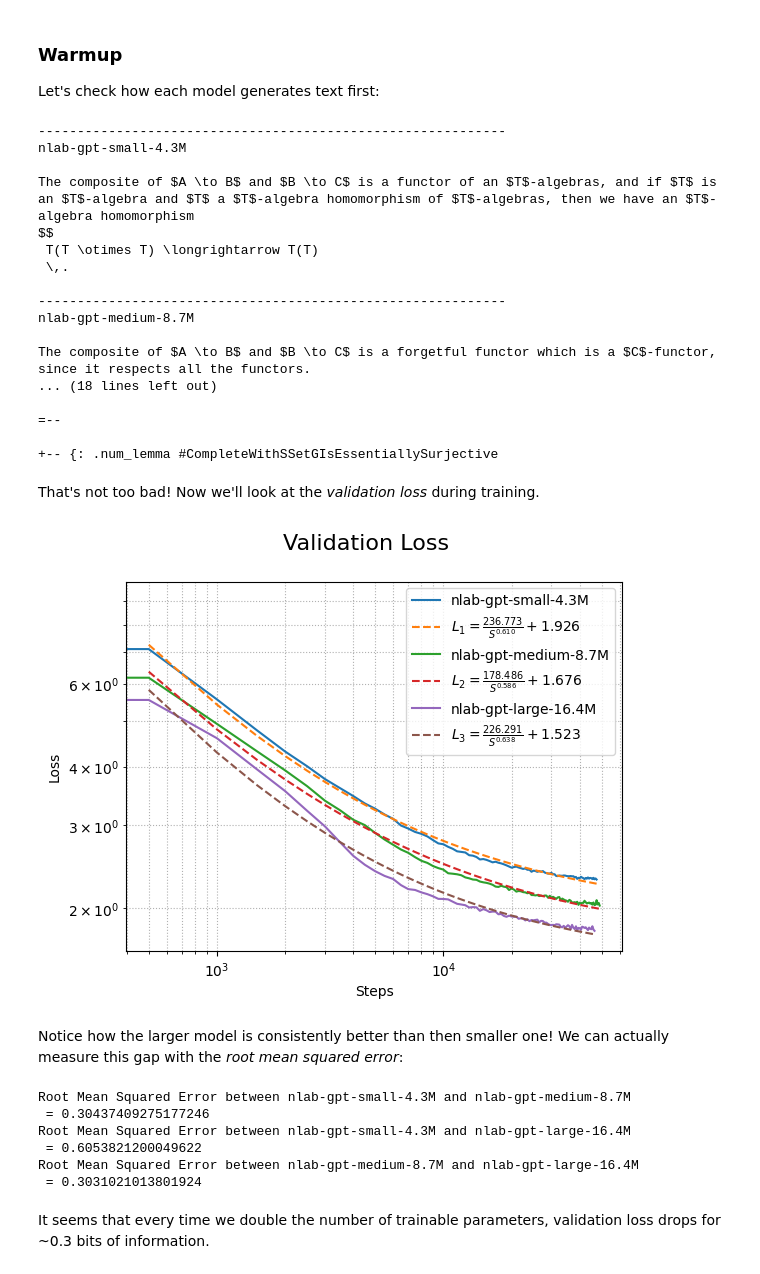
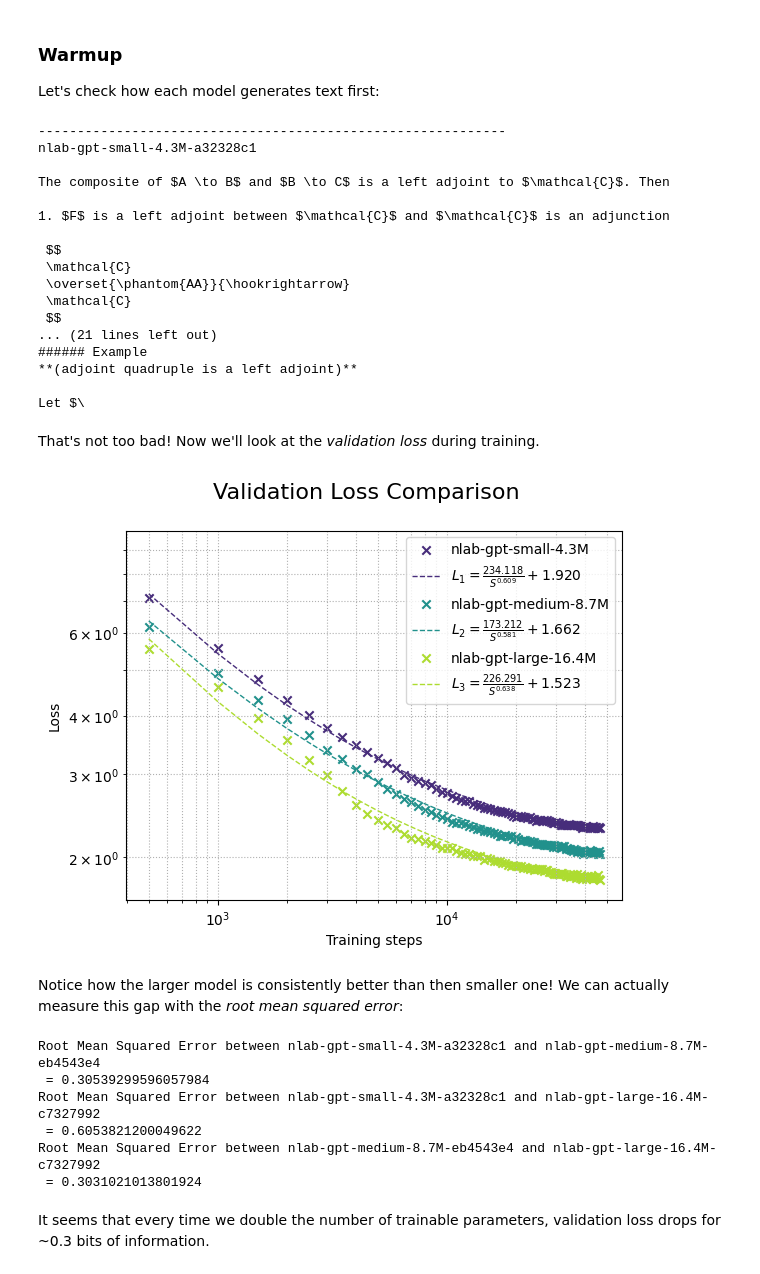
Before and after one commit to mjub/transformer-from-scratch, a Jupyter notebook: notebooks/anatomy-of-a-gpt.ipynb, the cells around one changed output. Saved outputs shown, nothing was run; the diff lists cells and outputs as text; code cells hidden in the pictures.

```diff
--- a/notebooks/anatomy-of-a-gpt.ipynb
+++ b/notebooks/anatomy-of-a-gpt.ipynb
@@ -6,9 +6,9 @@
 In this notebook, we're gonna have a look inside the models that we trained with `train.py` with different configurations. You can choose the models to try out by editing the list below:
 # %%
 RUNS = [
-    "../nlab-gpt-small-4.3M.pt",
-    "../nlab-gpt-medium-8.7M.pt",
-    "../nlab-gpt-large-16.4M.pt",
+    "../runs/nlab-gpt-small-4.3M-a32328c1/nlab-gpt-small-4.3M-a32328c1-2025-12-16-46500-[best(2.3053)].pt",
+    "../runs/nlab-gpt-medium-8.7M-eb4543e4/nlab-gpt-medium-8.7M-eb4543e4-2025-12-16-46500-[best(2.0324)].pt",
+    "../runs/nlab-gpt-large-16.4M-c7327992/nlab-gpt-large-16.4M-c7327992-2025-12-17-46500-[best(1.7919)].pt",
 ]
 # %% [markdown]
 Next, we load `infer.py` so that we get access to `GenerativeRun`:
@@ -20,9 +20,6 @@ import infer
 # %%
 runs = list(map(infer.GenerativeRun.from_file, RUNS))
 # We assume that all the runs were based on the same tokenizer
-
-for run in runs:
-    run.name = run.name[:-9]
 # %%
 import torch
 
@@ -44,25 +41,26 @@ for run in runs:
         print(token, end="", flush=True)
 # %% [output]
 ------------------------------------------------------------
-nlab-gpt-small-4.3M
+nlab-gpt-small-4.3M-a32328c1
 
-The composite of $A \to B$ and $B \to C$ is a functor of an $T$-algebras, and if $T$ is an $T$-algebra and $T$ a $T$-algebra homomorphism of $T$-algebras, then we have an $T$-algebra homomorphism
-$$
- T(T \otimes T) \longrightarrow T(T)
- \,.
+The composite of $A \to B$ and $B \to C$ is a left adjoint to $\mathcal{C}$. Then
 
-------------------------------------------------------------
-nlab-gpt-medium-8.7M
+1. $F$ is a left adjoint between $\mathcal{C}$ and $\mathcal{C}$ is an adjunction
 
-The composite of $A \to B$ and $B \to C$ is a forgetful functor which is a $C$-functor, since it respects all the functors.
-... (18 lines left out)
+ $$
+ \mathcal{C}
+ \overset{\phantom{AA}}{\hookrightarrow}
+ \mathcal{C}
+ $$
+... (21 lines left out)
+###### Example
+**(adjoint quadruple is a left adjoint)**
 
-=--
-
-+-- {: .num_lemma #CompleteWithSSetGIsEssentiallySurjective
+Let $\
 # %% [markdown]
 That's not too bad! Now we'll look at the _validation loss_ during training.
 # %%
+import matplotlib.colors as mcolors
 import matplotlib.pyplot as plt
 import numpy as np
 import scipy.optimize
@@ -81,37 +79,49 @@ for n, run in enumerate(runs):
 
 def power_law(x, a, b, c):
     return a * np.power(x, -b) + c
 
 
+colors = np.linspace(0, 5, 3 * len(runs))
+norm = mcolors.Normalize(vmin=colors.min(), vmax=colors.max())
+cmap = plt.cm.viridis
+
 for n, run, xi, yi in runs_with_data:
     params, _ = scipy.optimize.curve_fit(
         # We silently avoid division by zero
         power_law,
         xdata=xi[1:],
         ydata=yi[1:],
         p0=[5.0, 0.3, 1.0],
     )
     a, b, c = params
 
-    plt.loglog(xi, yi, label=run.name)
+    plt.scatter(
+        xi,
+        yi,
+        marker="x",
+        label=f"{run.name[:-9]}",
+        color=cmap(norm(colors[3 * n + 1])),
+    )
     plt.loglog(
         xi[1:],
         power_law(xi[1:], a, b, c),
         linestyle="--",
+        linewidth=1.0,
         label="$L_{%d} = \\frac{%.3f}{S^{%.3f}} + %.3f$" % (n + 1, a, b, c),
+        color=cmap(norm(colors[3 * n + 1])),
     )
 
-plt.xlabel("Steps")
+plt.xlabel("Training steps")
 plt.ylabel("Loss")
 
-plt.suptitle(f"Validation Loss", fontsize=16)
+plt.suptitle(f"Validation Loss Comparison", fontsize=16)
 plt.legend()
 plt.grid(which="both", linestyle="dotted")
 
 plt.savefig("../assets/validation-loss.png", dpi=300, bbox_inches="tight")
 plt.show()
 # %% [output]
-[figure, old version]
+[figure, new version]
 # %% [markdown]
 Notice how the larger model is consistently better than then smaller one! We can actually measure this gap with the _root mean squared error_:
 # %%
@@ -127,11 +137,11 @@ for n1, run1, x1, y1 in runs_with_data:
                 f"Root Mean Squared Error between {run1.name} and {run2.name}\n = {rmse(x1, y1, x2, y2)}"
             )
 # %% [output]
-Root Mean Squared Error between nlab-gpt-small-4.3M and nlab-gpt-medium-8.7M
- = 0.30437409275177246
-Root Mean Squared Error between nlab-gpt-small-4.3M and nlab-gpt-large-16.4M
+Root Mean Squared Error between nlab-gpt-small-4.3M-a32328c1 and nlab-gpt-medium-8.7M-eb4543e4
+ = 0.30539299596057984
+Root Mean Squared Error between nlab-gpt-small-4.3M-a32328c1 and nlab-gpt-large-16.4M-c7327992
  = 0.6053821200049622
-Root Mean Squared Error between nlab-gpt-medium-8.7M and nlab-gpt-large-16.4M
+Root Mean Squared Error between nlab-gpt-medium-8.7M-eb4543e4 and nlab-gpt-large-16.4M-c7327992
  = 0.3031021013801924
 # %% [markdown]
 It seems that every time we double the number of trainable parameters, validation loss drops for ~0.3 bits of information.
```
Also changed, not shown: parts of 5 cells of this notebook, 1 other file.
